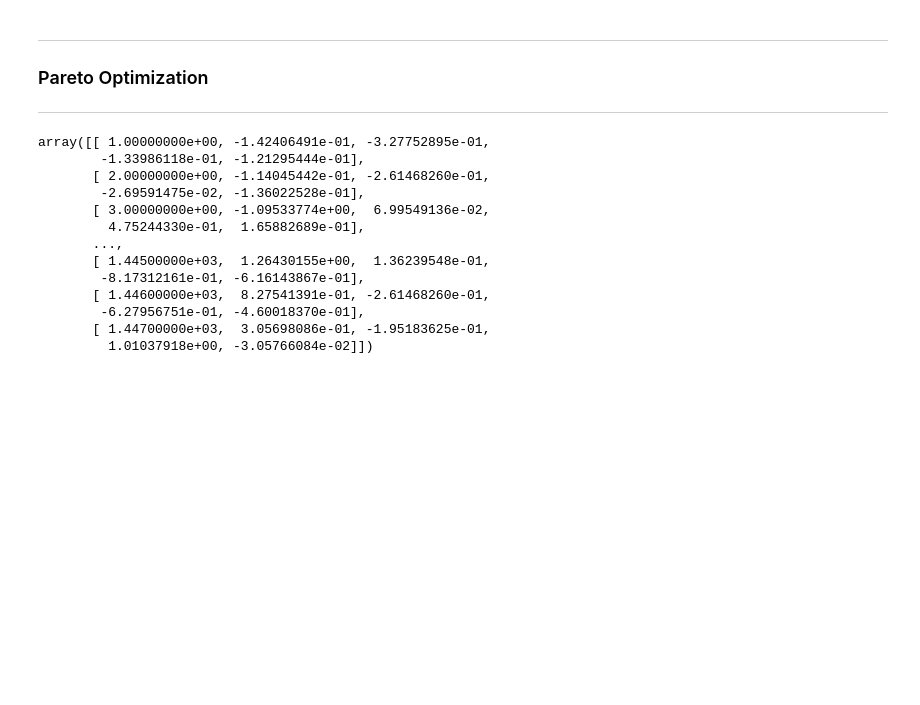
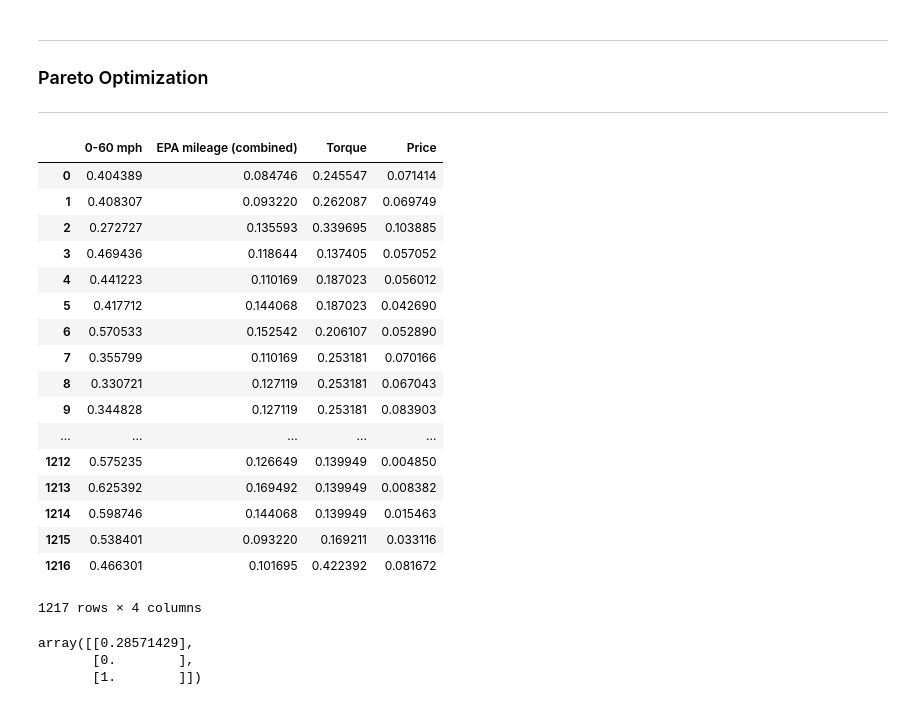
Before and after one commit to NicholasNikolov/2019-CarPriceModel, a Jupyter notebook: Predictive Modeling.ipynb, the cells around one changed output. Saved outputs shown, nothing was run; the diff lists cells and outputs as text; code cells hidden in the pictures; blank space fills up the shorter version.

Commit message:
Created the final files
I didn't end up building a true statistical model. It just didn't seem fitting for what I wanted to study.

```diff
--- a/Predictive Modeling.ipynb
+++ b/Predictive Modeling.ipynb
@@ -197,27 +198,34 @@ _________
 # %%
 # Given that the performance variables are the main contributors to price, and I'm moreso focused on finding a vehicle that optimizes certain criteria, I'll try to
 # determine a Pareto-optimality? Or use system of weights.. I want to find a car with the best 0-60, epa, and price.
 
 df_target_variables = df[['0-60 mph','EPA mileage (combined)','Torque','Price']]
 df_target_variables
-standardized_X = preprocessing.scale(df_target_variables)
-index = df['Index']
 
-np.array(index).shape
-np.array(standardized_X).shape
+scaler = MinMaxScaler()
 
-np.concatenate((np.array(index).reshape(-1,1),np.array(standardized_X)),axis=1)
+
+scaledData = scaler.fit_transform(np.array(df_target_variables))
+
+
+StudyData = pd.DataFrame(scaledData, columns = ['0-60 mph','EPA mileage (combined)','Torque','Price'])
+StudyData
 # %% [output]
+|  | 0-60 mph | EPA mileage (combined) | Torque | Price |
+| 0 | 0.404389 | 0.084746 | 0.245547 | 0.071414 |
+| 1 | 0.408307 | 0.093220 | 0.262087 | 0.069749 |
+| 2 | 0.272727 | 0.135593 | 0.339695 | 0.103885 |
+| 3 | 0.469436 | 0.118644 | 0.137405 | 0.057052 |
+| 4 | 0.441223 | 0.110169 | 0.187023 | 0.056012 |
+| 5 | 0.417712 | 0.144068 | 0.187023 | 0.042690 |
+| 6 | 0.570533 | 0.152542 | 0.206107 | 0.052890 |
+| 7 | 0.355799 | 0.110169 | 0.253181 | 0.070166 |
+| 8 | 0.330721 | 0.127119 | 0.253181 | 0.067043 |
+| 9 | 0.344828 | 0.127119 | 0.253181 | 0.083903 |
+| ... | ... | ... | ... | ... |
+| 1212 | 0.575235 | 0.126649 | 0.139949 | 0.004850 |
+| 1213 | 0.625392 | 0.169492 | 0.139949 | 0.008382 |
+| 1214 | 0.598746 | 0.144068 | 0.139949 | 0.015463 |
+| 1215 | 0.538401 | 0.093220 | 0.169211 | 0.033116 |
+| 1216 | 0.466301 | 0.101695 | 0.422392 | 0.081672 |
-array([[ 1.00000000e+00, -1.42406491e-01, -3.27752895e-01,
-        -1.33986118e-01, -1.21295444e-01],
-       [ 2.00000000e+00, -1.14045442e-01, -2.61468260e-01,
-        -2.69591475e-02, -1.36022528e-01],
-       [ 3.00000000e+00, -1.09533774e+00,  6.99549136e-02,
-         4.75244330e-01,  1.65882689e-01],
-       ...,
-       [ 1.44500000e+03,  1.26430155e+00,  1.36239548e-01,
-        -8.17312161e-01, -6.16143867e-01],
-       [ 1.44600000e+03,  8.27541391e-01, -2.61468260e-01,
-        -6.27956751e-01, -4.60018370e-01],
-       [ 1.44700000e+03,  3.05698086e-01, -1.95183625e-01,
-         1.01037918e+00, -3.05766084e-02]])
+1217 rows × 4 columns
@@ -225,0 +238,10 @@ standardized_X
+# %%
+testdata = np.array([3,1,8]).reshape(-1,1)
+
+test = MinMaxScaler()
+test.fit(testdata)
+test.transform(testdata)
+# %% [output]
+array([[0.28571429],
+       [0.        ],
+       [1.        ]])
```
Also changed, not shown: parts of 3 cells of this notebook, 2 other files.
